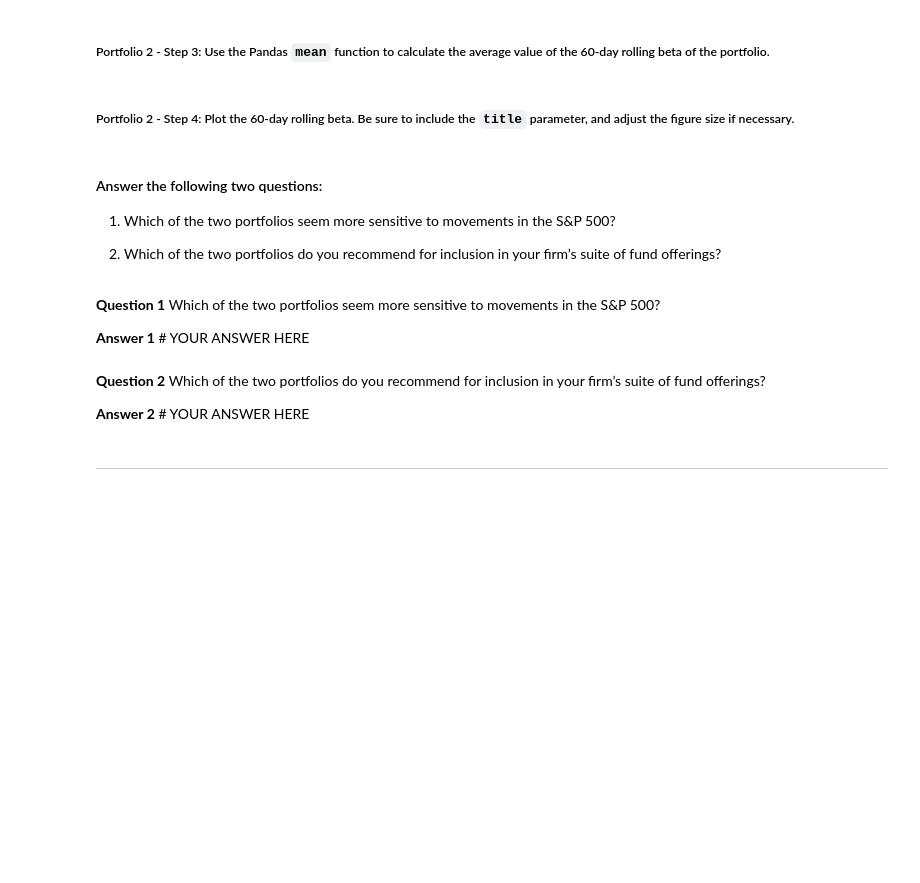
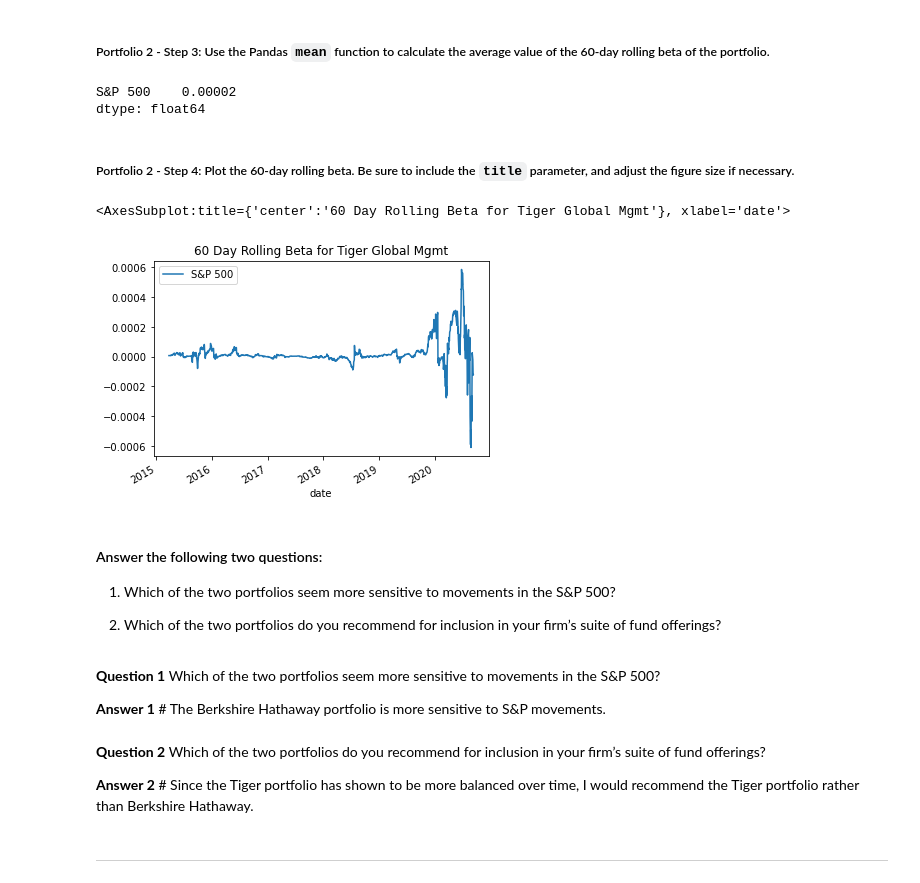
Before and after one commit to angie0920/challenge4, a Jupyter notebook: Starter_Code/risk_return_analysis.ipynb, the cells around one changed output. Saved outputs shown, nothing was run; the diff lists cells and outputs as text; code cells hidden in the pictures; blank space fills up the shorter version.

```diff
--- a/Starter_Code/risk_return_analysis.ipynb
+++ b/Starter_Code/risk_return_analysis.ipynb
@@ -424,4 +467,6 @@ Your analysis is nearing completion. Now, you need to evaluate how the portfolio
 # %%
 # Calculate the covariance using a 60-day rolling window
 # Review the last five rows of the covariance data
-# YOUR CODE HERE
+tiger_cov_60 = daily_returns["TIGER GLOBAL MANAGEMENT LLC"].rolling(window=60).cov(SP500_var)
+tiger_cov_60.dropna()
+tiger_cov_60.tail()
@@ -430,4 +483,5 @@ Your analysis is nearing completion. Now, you need to evaluate how the portfolio
 # %%
 # Calculate the beta based on the 60-day rolling covariance compared to the market (S&P 500)
 # Review the last five rows of the beta information
-# YOUR CODE HERE
+tiger_beta = tiger_cov_60 / SP500_var
+tiger_beta.dropna()
@@ -439,9 +505,17 @@ Your analysis is nearing completion. Now, you need to evaluate how the portfolio
+# %%
+tiger_beta.mean()
+# %% [output]
+S&P 500    0.00002
+dtype: float64
 # %% [markdown]
 ##### Portfolio 2 - Step 4: Plot the 60-day rolling beta. Be sure to include the `title` parameter, and adjust the figure size if necessary.
 # %%
 # Plot the rolling beta
 # Include a title parameter and adjust the figure size
-# YOUR CODE HERE
+tiger_beta.plot(title="60 Day Rolling Beta for Tiger Global Mgmt")
+# %% [output]
+<AxesSubplot:title={'center':'60 Day Rolling Beta for Tiger Global Mgmt'}, xlabel='date'>
+[figure, added]
 # %% [markdown]
 #### Answer the following two questions:
 
@@ -451,10 +525,10 @@ Your analysis is nearing completion. Now, you need to evaluate how the portfolio
 # %% [markdown]
 **Question 1** Which of the two portfolios seem more sensitive to movements in the S&P 500?
 
-**Answer 1** # YOUR ANSWER HERE
+**Answer 1** # The Berkshire Hathaway portfolio is more sensitive to S&P movements.
 # %% [markdown]
 **Question 2** Which of the two portfolios do you recommend for inclusion in your firm’s suite of fund offerings?
 
-**Answer 2** # YOUR ANSWER HERE
+**Answer 2** # Since the Tiger portfolio has shown to be more balanced over time, I would recommend the Tiger portfolio rather than Berkshire Hathaway.
 # %% [markdown]
 ---
```
Also changed, not shown: parts of 8 cells of this notebook, 1 other file.
